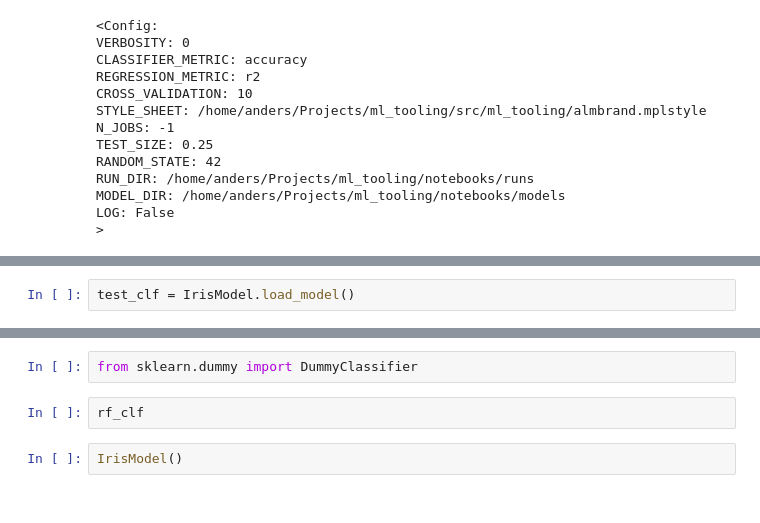
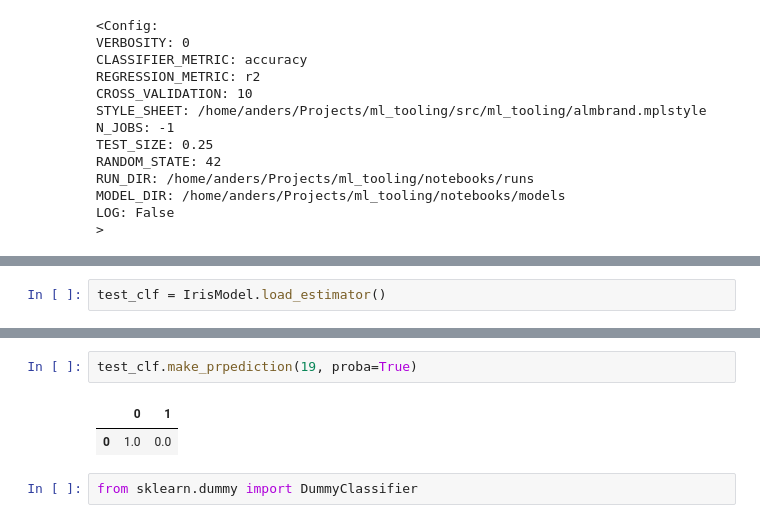
Before and after one commit to andersbogsnes/ml_tooling, a Jupyter notebook: notebooks/Iris Demo.ipynb, the cells around one changed output, grey strips where cells are left out. Drawn from its saved outputs; the diff is of its cells as text.

```diff
--- a/notebooks/Iris Demo.ipynb
+++ b/notebooks/Iris Demo.ipynb
@@ -86,3 +108,3 @@ with rf_clf.log('./save'):
 # %%
-test_clf = IrisModel.load_model()
+test_clf = IrisModel.load_estimator()
 # %% [output]
@@ -97,10 +119,11 @@ RandomForestClassifier(bootstrap=True, class_weight=None, criterion='gini',
             min_weight_fraction_leaf=0.0, n_estimators=10, n_jobs=None,
             oob_score=False, random_state=None, verbose=0,
             warm_start=False)
+# %%
+test_clf.make_prpediction(19, proba=True)
+# %% [output]
+|  | 0 | 1 |
+| 0 | 1.0 | 0.0 |
 # %%
 from sklearn.dummy import DummyClassifier
-# %%
-rf_clf
-# %%
-IrisModel()
 # %%
```
Also changed, not shown: parts of 18 cells of this notebook, 4 other files.
